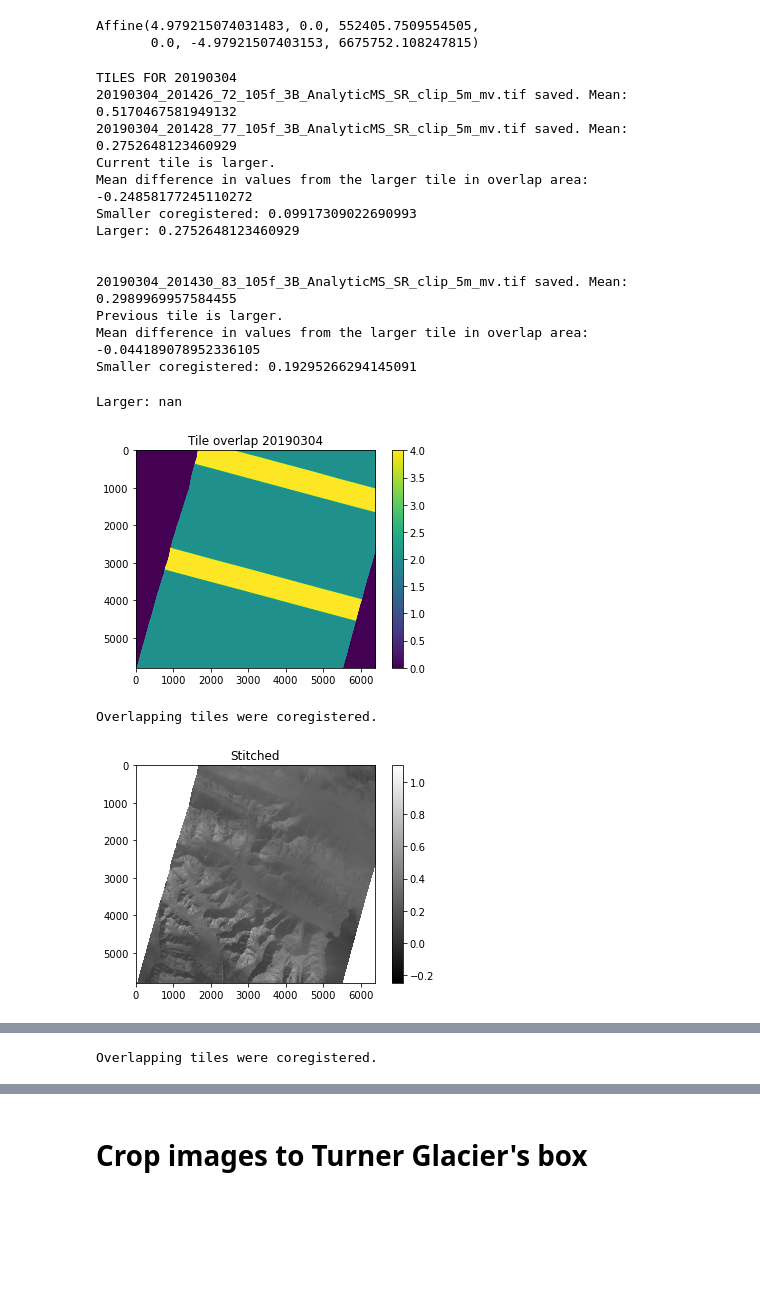
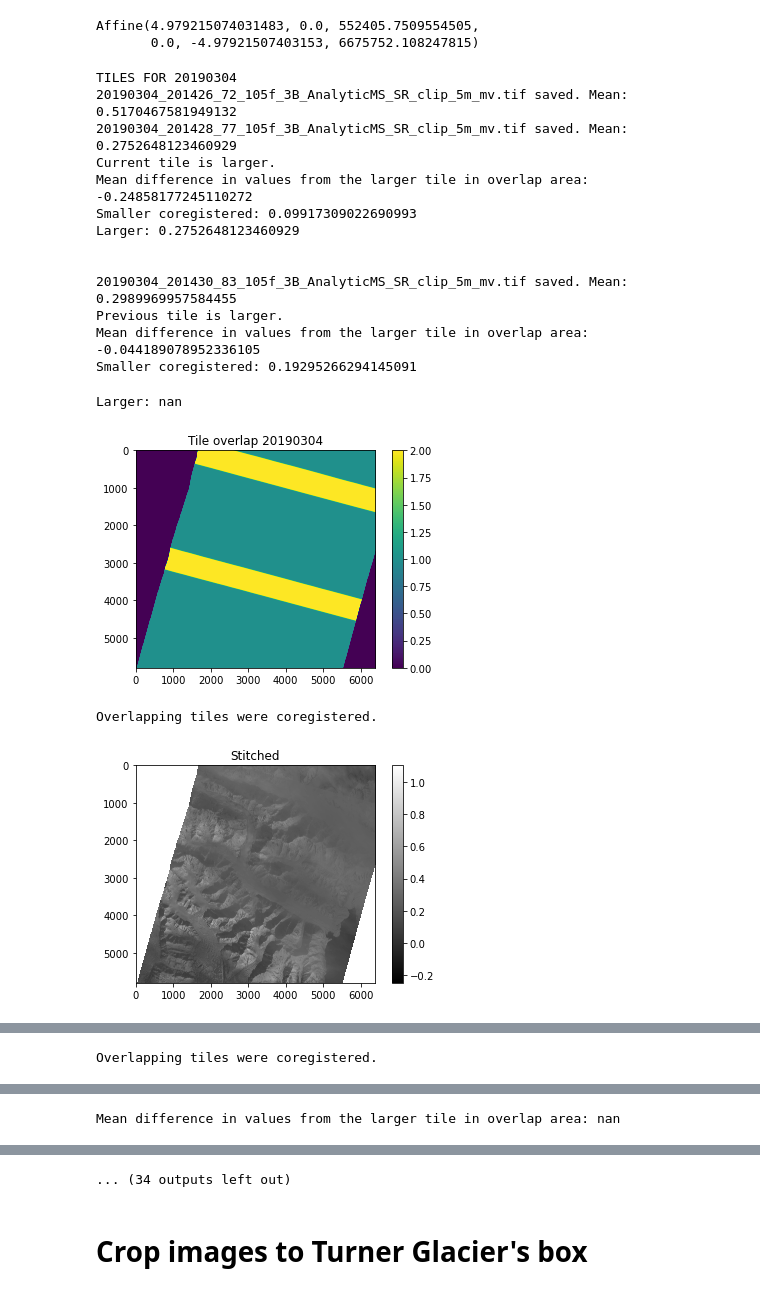
Before and after one commit to jukesliu/TG-surge, a Jupyter notebook: planet_stitch_coreg_boundaries.ipynb, the cells around one changed output, grey strips where cells are left out. Drawn from its saved outputs; the diff is of its cells as text; code cells hidden in the pictures; blank space fills up the shorter version.

```diff
--- a/planet_stitch_coreg_boundaries.ipynb
+++ b/planet_stitch_coreg_boundaries.ipynb
@@ -30,0 +12,3 @@ os.listdir(basepath)
+# %%
+basepath = '/Volumes/SGlacier/surge_projects/OGSGlacier/2019_rd/Resampled/March_2019r/'
+os.listdir(basepath)
@@ -68,8 +70,8 @@ for date in sorted_dates:
 
     # initialize empty arrays
     sr_originals = []; sr_coregistered = []; sr_binary = []
-    overlap_total = np.zeros(sr_ref.shape); total_coverage = np.zeros(sr_ref.shape).astype(bool)
-
+    overlap_total = np.zeros(reftile.shape); total_coverage = np.zeros(reftile.shape).astype(bool)
+    t = 0 # tile count
     for tile in tiles:
         reader = rio.open(basepath+tile); sr = reader.read(1)
         sr_orig = sr.copy(); sr_originals.append(sr_orig) # store the original tile
@@ -89,11 +91,6 @@ for date in sorted_dates:
 #             fig, (ax1,ax2) = plt.subplots(1,2,figsize=(10,5)) # Plot!
 #             im1 = ax1.imshow(sr_data_prev,cmap='gray'); ax1.set_title('Previous tile'); fig.colorbar(im1, ax=ax1)
 #             im2 = ax2.imshow(sr_data,cmap='gray'); ax2.set_title('Tile'); fig.colorbar(im2, ax=ax2); plt.show()
-
-            # use binary mask to calculate overlap area between the two
-            overlap_total = overlap_total+sr # add to calculate overlap
-            tilesize = np.count_nonzero(sr) # grab the current tile size (pixels)
-            overlap_area = np.count_nonzero(overlap_total[overlap_total >= 2]) # total overlap area
 
             # Determine each pair of tiles' overlap
             if overlap_area > prev_overlap: # increase in overlapping area indicates we have 2 overlapping tiles!!!
@@ -117,8 +114,10 @@ for date in sorted_dates:
                     larger_tile = sr_data; smaller_tile = sr_data_prev # use current tile to coregister
 
                 # grab pixel values from overlapping area from both tiles
-                overlap_values_larger = ma.masked_where(overlap_band_mask, larger_tile)
-                overlap_values_smaller = ma.masked_where(overlap_band_mask, smaller_tile)
+                overlap_values_l = ma.masked_where(overlap_band_mask, larger_tile)
+                overlap_values_larger = ~overlap_values_l.mask*overlap_values_l.data
+                overlap_values_s = ma.masked_where(overlap_band_mask, smaller_tile)
+                overlap_values_smaller = ~overlap_values_s.mask*overlap_values_s.data
                 mean_diff = np.nanmean(np.subtract(overlap_values_larger,overlap_values_smaller)) # mean diff
                 print('Mean difference in values from the larger tile in overlap area:',mean_diff)
 
@@ -147,6 +146,7 @@ for date in sorted_dates:
         prev_tilesize = tilesize # previous tile size (pixels w/ data)
         sr_data_prev = sr_data
         sr_prev = sr
+        t += 1 # increment tile count
 
     # Evaluate overlap between between all scenes
     fig = plt.figure(); im = plt.imshow(overlap_total); fig.colorbar(im); plt.title('Tile overlap '+date); plt.show()
@@ -162,34 +162,34 @@ for date in sorted_dates:
 
     # Export stitched image
     outfilename = 'PS_'+date+'.tif'
     with rio.open(basepath+outfilename,'w',
                       driver='GTiff',
                       height=stitched.shape[0], # new shape
                       width=stitched.shape[1], # new shape
                       dtype=stitched.dtype, # data type
                       count=1,
                       crs=reftile.crs, # the EPSG from the original DEM
                       transform=reftile.transform) as dst:
             dst.write(stitched, 1)
 
 #     break
     del sr_coregistered; del sr_originals; del total_coverage; del overlap_total; del sr_binary;
 # %% [output]
 TILES FOR 20190304
 20190304_201426_72_105f_3B_AnalyticMS_SR_clip_5m_mv.tif saved. Mean:  0.5170467581949132
 20190304_201428_77_105f_3B_AnalyticMS_SR_clip_5m_mv.tif saved. Mean:  0.2752648123460929
 Current tile is larger.
 Mean difference in values from the larger tile in overlap area: -0.24858177245110272
 Smaller coregistered: 0.09917309022690993
 Larger: 0.2752648123460929
 
 
 20190304_201430_83_105f_3B_AnalyticMS_SR_clip_5m_mv.tif saved. Mean:  0.2989969957584455
 Previous tile is larger.
 Mean difference in values from the larger tile in overlap area: -0.044189078952336105
 Smaller coregistered: 0.19295266294145091
 Larger: nan
-[figure, old version]
+[figure, new version]
 Overlapping tiles were coregistered.
 [figure]
 TILES FOR 20190307
@@ -214,0 +232 @@ Overlapping tiles were coregistered.
+Mean difference in values from the larger tile in overlap area: nan
@@ -215,3 +250,4 @@ Overlapping tiles were coregistered.
+... (34 outputs left out)
 # %% [markdown]
 # Crop images to Turner Glacier's box
 # %%
```
Also changed, not shown: parts of 4 cells of this notebook, 1 other file.
